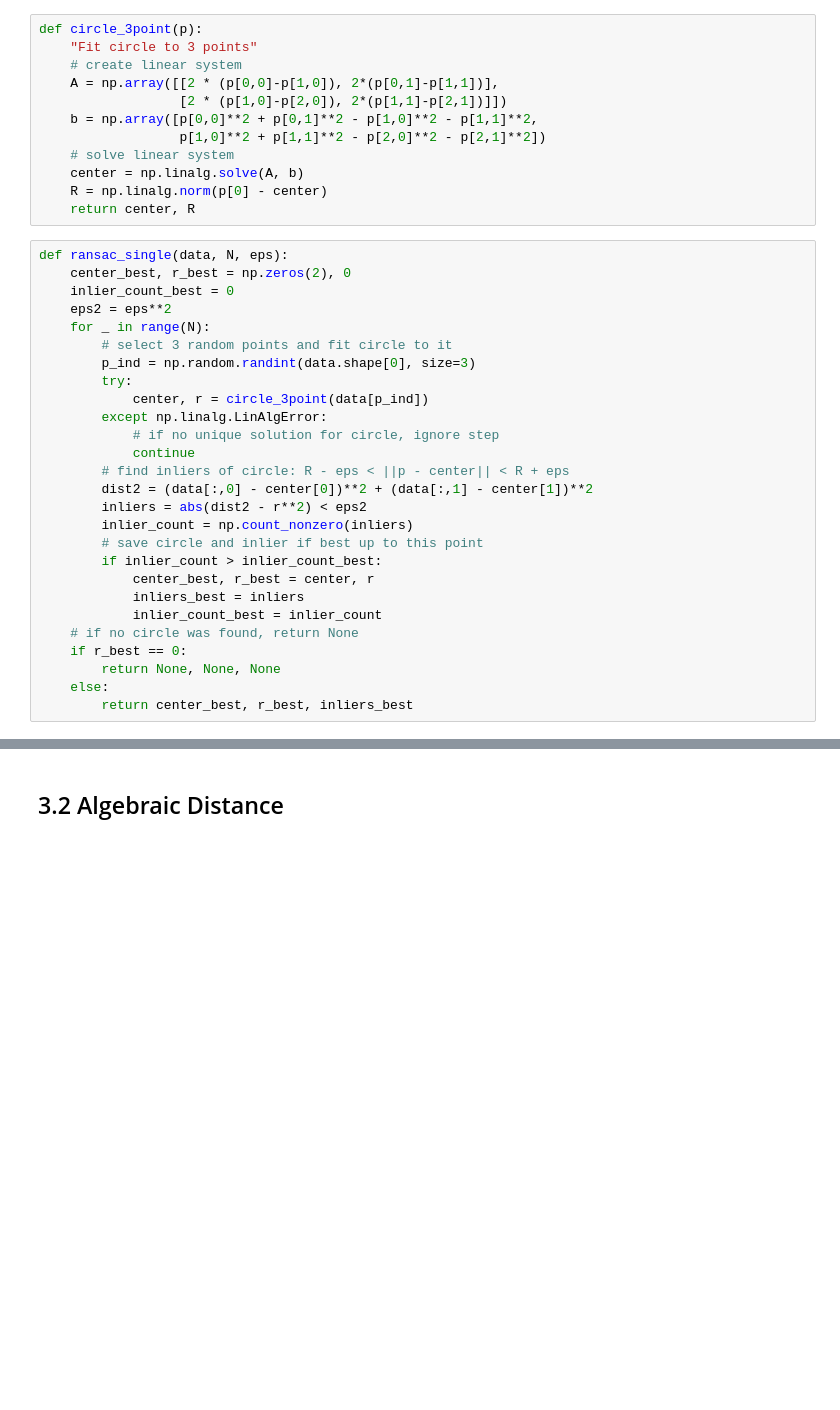
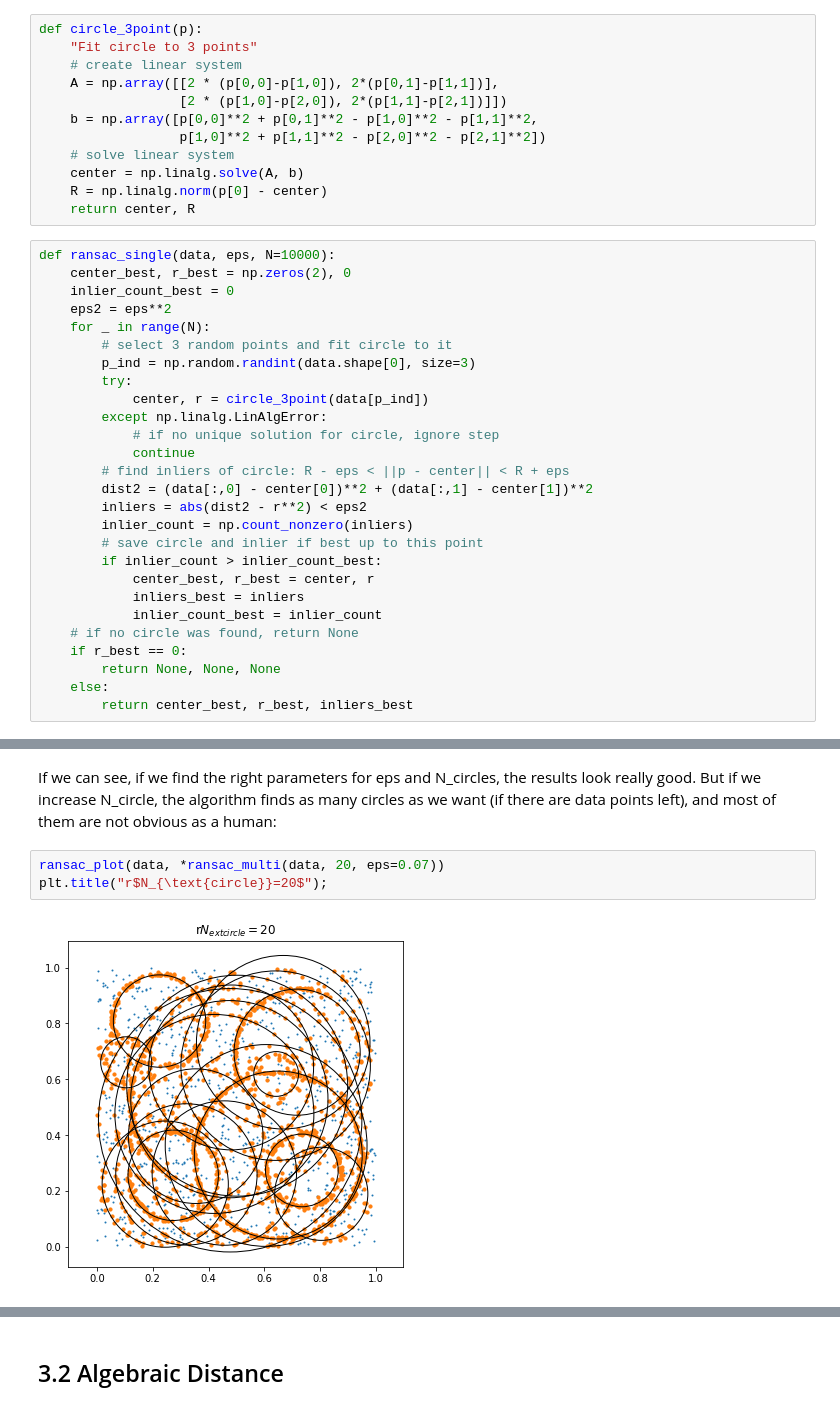
Before and after one commit to Simske/ML, a Jupyter notebook: ex07/fitting-circles.ipynb, the cells around one changed output, grey strips where cells are left out. Cells and saved outputs as stored; diff of their text form; blank space fills up the shorter version.

```diff
--- a/ex07/fitting-circles.ipynb
+++ b/ex07/fitting-circles.ipynb
@@ -60,7 +63,7 @@ def circle_3point(p):
     R = np.linalg.norm(p[0] - center)
     return center, R
 # %%
-def ransac_single(data, N, eps):
+def ransac_single(data, eps, N=10000):
     center_best, r_best = np.zeros(2), 0
     inlier_count_best = 0
     eps2 = eps**2
@@ -114,0 +138,7 @@ ax.axis('equal');
+# %% [markdown]
+If we can see, if we find the right parameters for eps and N_circles, the results look really good. But if we increase N_circle, the algorithm finds as many circles as we want (if there are data points left), and most of them are not obvious as a human:
+# %%
+ransac_plot(data, *ransac_multi(data, 20, eps=0.07))
+plt.title("r$N_{\text{circle}}=20$");
+# %% [output]
+[figure, added]
```
Also changed, not shown: parts of 21 cells of this notebook, 1 other file.
